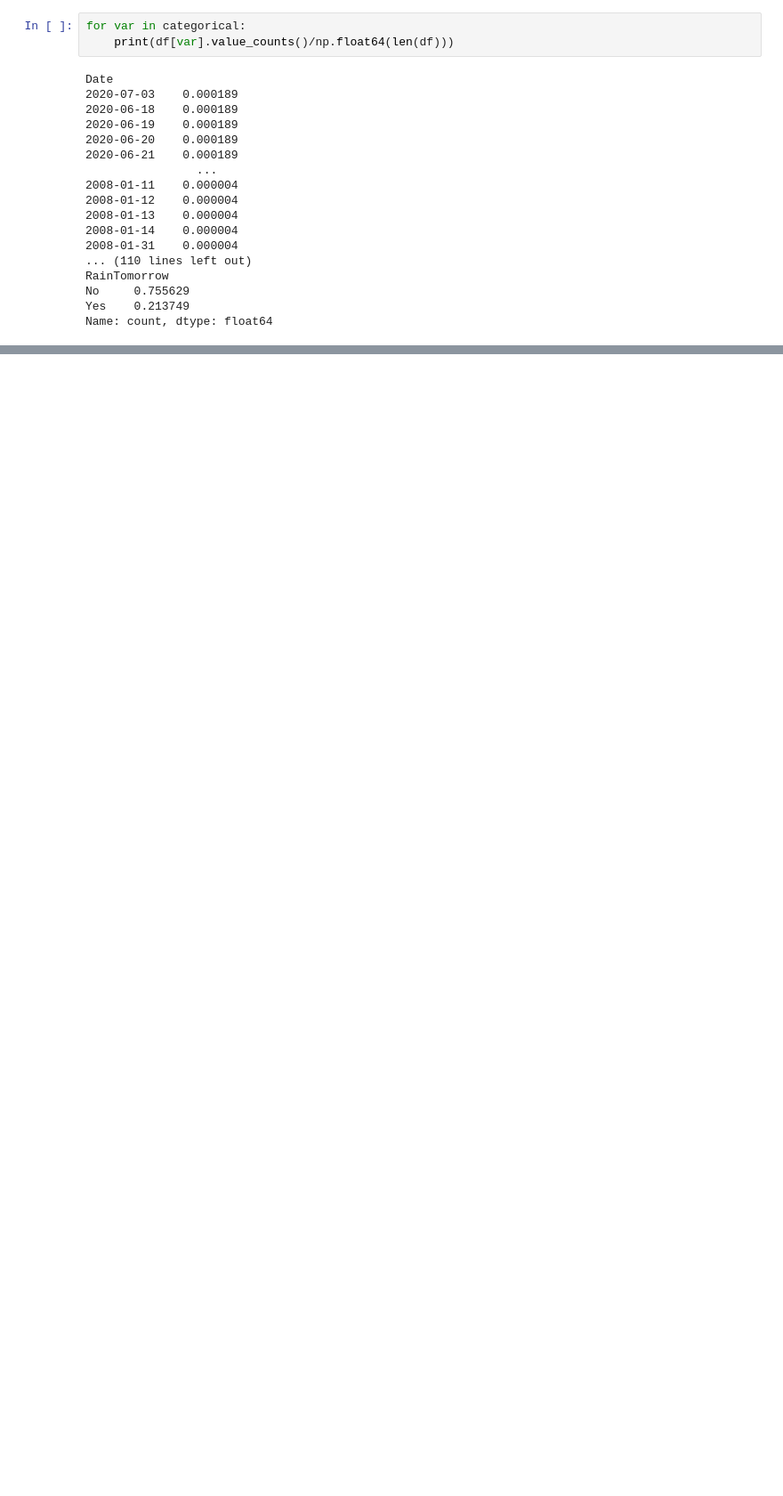
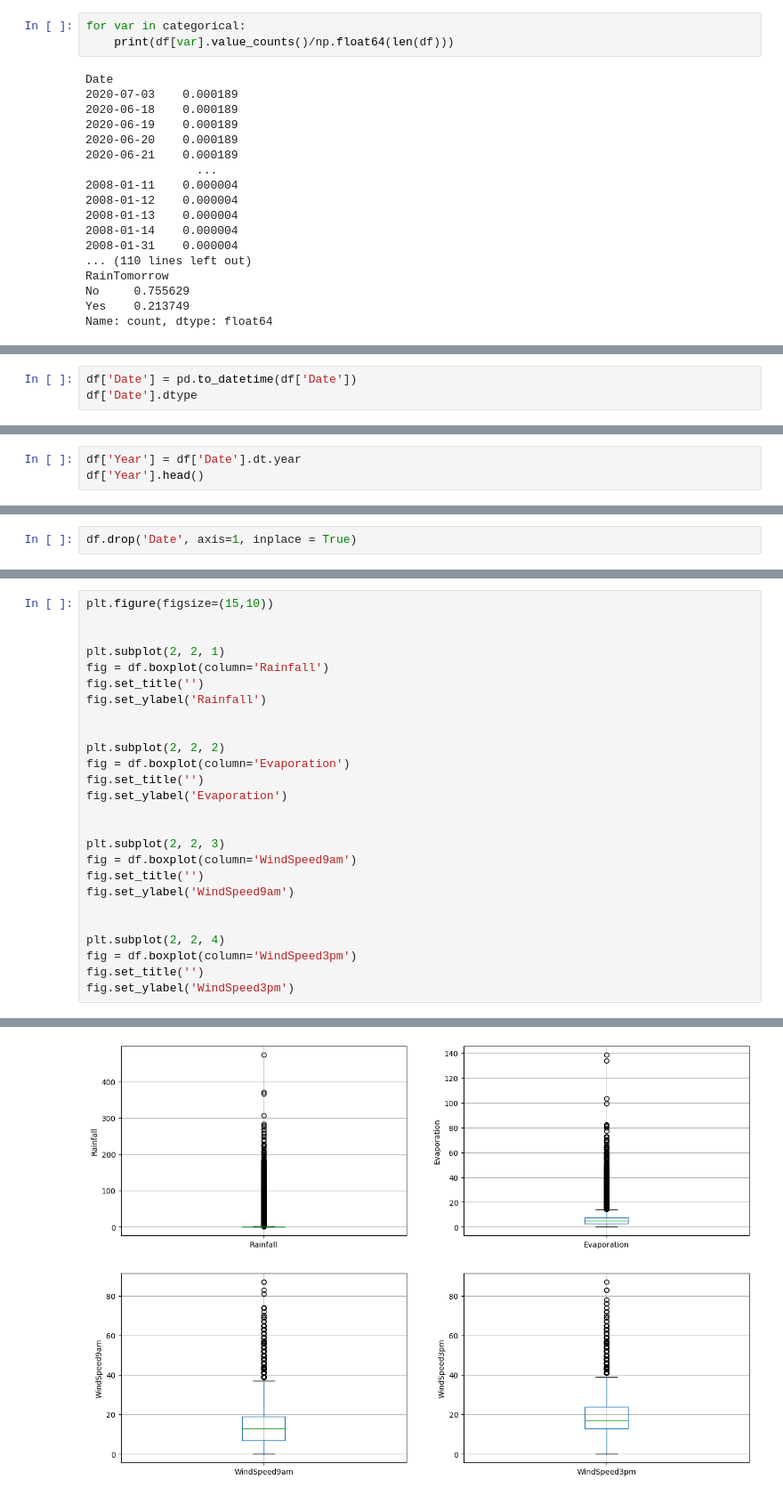
Before and after one commit to aliowx/machine_learning-, a Jupyter notebook: models/supervisor learning/Logistic_Regression.ipynb, the cells around one changed output, grey strips where cells are left out. Shown at 89% size. Drawn from its saved outputs; the diff is of its cells as text; blank space fills up the shorter version.

Commit message:
feature: draw boxplots to visualize outliers and handel some categorical data

```diff
--- a/models/supervisor learning/Logistic_Regression.ipynb
+++ b/models/supervisor learning/Logistic_Regression.ipynb
@@ -166,0 +175,3 @@ Name: count, dtype: float64
+# %%
+df['Date'] = pd.to_datetime(df['Date'])
+df['Date'].dtype
@@ -166,0 +180,3 @@ Name: count, dtype: float64
+# %%
+df['Year'] = df['Date'].dt.year
+df['Year'].head()
@@ -166,0 +210,2 @@ Name: count, dtype: float64
+# %%
+df.drop('Date', axis=1, inplace = True)
@@ -166,0 +290,27 @@ Name: count, dtype: float64
+# %%
+plt.figure(figsize=(15,10))
+
+
+plt.subplot(2, 2, 1)
+fig = df.boxplot(column='Rainfall')
+fig.set_title('')
+fig.set_ylabel('Rainfall')
+
+
+plt.subplot(2, 2, 2)
+fig = df.boxplot(column='Evaporation')
+fig.set_title('')
+fig.set_ylabel('Evaporation')
+
+
+plt.subplot(2, 2, 3)
+fig = df.boxplot(column='WindSpeed9am')
+fig.set_title('')
+fig.set_ylabel('WindSpeed9am')
+
+
+plt.subplot(2, 2, 4)
+fig = df.boxplot(column='WindSpeed3pm')
+fig.set_title('')
+fig.set_ylabel('WindSpeed3pm')
+# %% [output]
@@ -166,0 +318 @@ Name: count, dtype: float64
+[figure, added]
```
Also changed, not shown: parts of 13 cells of this notebook.
